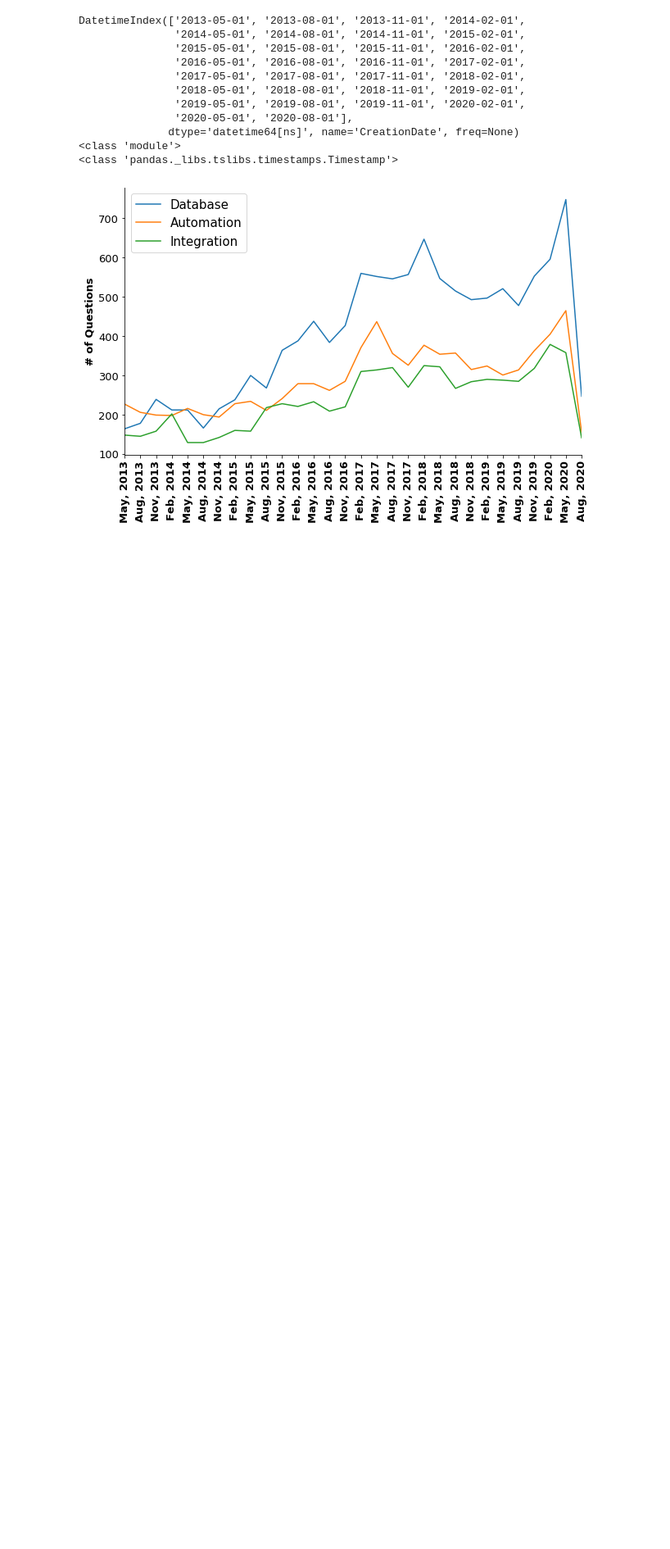
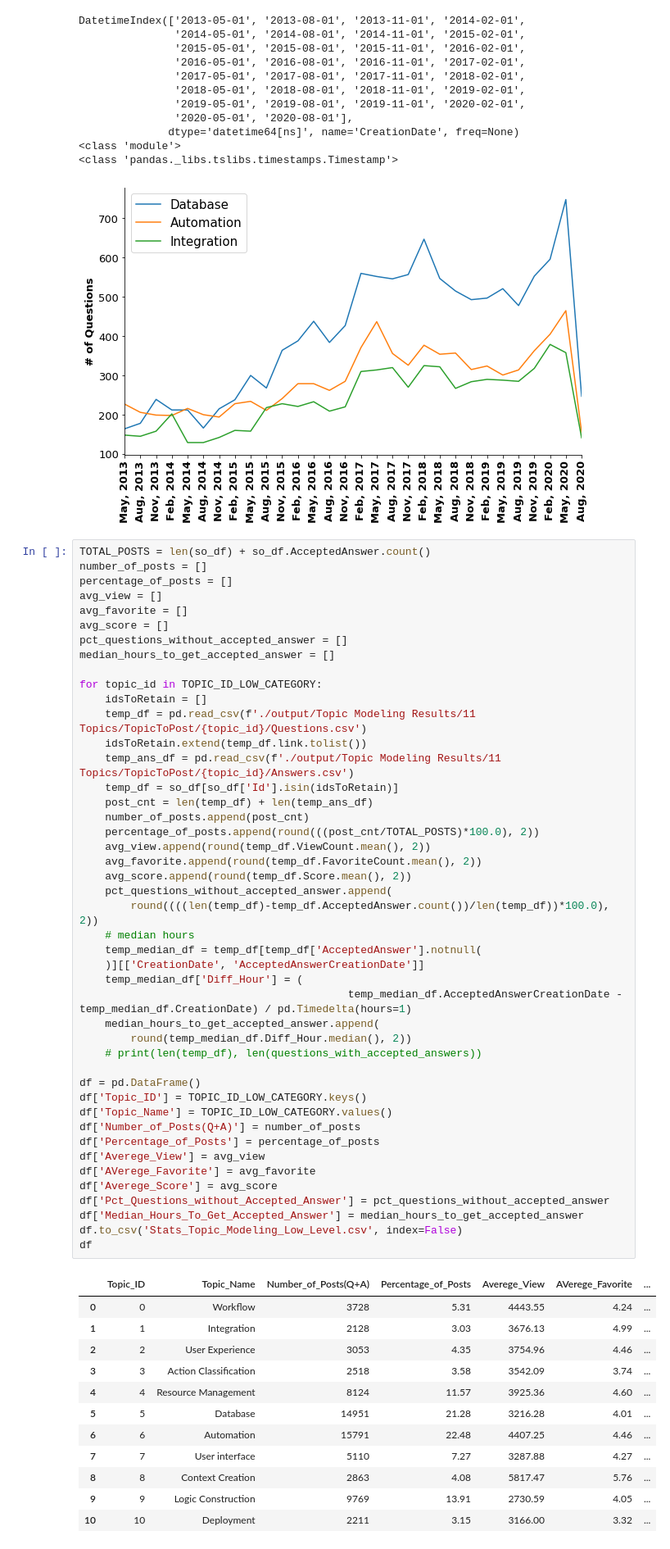
Before and after one commit to johandieman/topicmodeling-ML-in-low-code, a Jupyter notebook: Analytics.ipynb, the cells around one changed output. Shown at 82% size. Drawn from its saved outputs; the diff is of its cells as text; blank space fills up the shorter version.

Commit message:
Add topic modelling statistics

```diff
--- a/Analytics.ipynb
+++ b/Analytics.ipynb
@@ -280,3 +272,61 @@ DatetimeIndex(['2013-05-01', '2013-08-01', '2013-11-01', '2014-02-01',
 <class 'module'>
 <class 'pandas._libs.tslibs.timestamps.Timestamp'>
 [figure]
+# %%
+TOTAL_POSTS = len(so_df) + so_df.AcceptedAnswer.count()
+number_of_posts = []
+percentage_of_posts = []
+avg_view = []
+avg_favorite = []
+avg_score = []
+pct_questions_without_accepted_answer = []
+median_hours_to_get_accepted_answer = []
+
+for topic_id in TOPIC_ID_LOW_CATEGORY:
+    idsToRetain = []
+    temp_df = pd.read_csv(f'./output/Topic Modeling Results/11 Topics/TopicToPost/{topic_id}/Questions.csv')
+    idsToRetain.extend(temp_df.link.tolist())
+    temp_ans_df = pd.read_csv(f'./output/Topic Modeling Results/11 Topics/TopicToPost/{topic_id}/Answers.csv')
+    temp_df = so_df[so_df['Id'].isin(idsToRetain)]
+    post_cnt = len(temp_df) + len(temp_ans_df)
+    number_of_posts.append(post_cnt)
+    percentage_of_posts.append(round(((post_cnt/TOTAL_POSTS)*100.0), 2))
+    avg_view.append(round(temp_df.ViewCount.mean(), 2))
+    avg_favorite.append(round(temp_df.FavoriteCount.mean(), 2))
+    avg_score.append(round(temp_df.Score.mean(), 2))
+    pct_questions_without_accepted_answer.append(
+        round((((len(temp_df)-temp_df.AcceptedAnswer.count())/len(temp_df))*100.0), 2))
+    # median hours
+    temp_median_df = temp_df[temp_df['AcceptedAnswer'].notnull(
+    )][['CreationDate', 'AcceptedAnswerCreationDate']]
+    temp_median_df['Diff_Hour'] = (
+                                          temp_median_df.AcceptedAnswerCreationDate - temp_median_df.CreationDate) / pd.Timedelta(hours=1)
+    median_hours_to_get_accepted_answer.append(
+        round(temp_median_df.Diff_Hour.median(), 2))
+    # print(len(temp_df), len(questions_with_accepted_answers))
+
+df = pd.DataFrame()
+df['Topic_ID'] = TOPIC_ID_LOW_CATEGORY.keys()
+df['Topic_Name'] = TOPIC_ID_LOW_CATEGORY.values()
+df['Number_of_Posts(Q+A)'] = number_of_posts
+df['Percentage_of_Posts'] = percentage_of_posts
+df['Averege_View'] = avg_view
+df['AVerege_Favorite'] = avg_favorite
+df['Averege_Score'] = avg_score
+df['Pct_Questions_without_Accepted_Answer'] = pct_questions_without_accepted_answer
+df['Median_Hours_To_Get_Accepted_Answer'] = median_hours_to_get_accepted_answer
+df.to_csv('Stats_Topic_Modeling_Low_Level.csv', index=False)
+df
+# %% [output]
+|  | Topic_ID | Topic_Name | Number_of_Posts(Q+A) | Percentage_of_Posts | Averege_View | AVerege_Favorite | ... |
+| 0 | 0 | Workflow | 3728 | 5.31 | 4443.55 | 4.24 | ... |
+| 1 | 1 | Integration | 2128 | 3.03 | 3676.13 | 4.99 | ... |
+| 2 | 2 | User Experience | 3053 | 4.35 | 3754.96 | 4.46 | ... |
+| 3 | 3 | Action Classification | 2518 | 3.58 | 3542.09 | 3.74 | ... |
+| 4 | 4 | Resource Management | 8124 | 11.57 | 3925.36 | 4.60 | ... |
+| 5 | 5 | Database | 14951 | 21.28 | 3216.28 | 4.01 | ... |
+| 6 | 6 | Automation | 15791 | 22.48 | 4407.25 | 4.46 | ... |
+| 7 | 7 | User interface | 5110 | 7.27 | 3287.88 | 4.27 | ... |
+| 8 | 8 | Context Creation | 2863 | 4.08 | 5817.47 | 5.76 | ... |
+| 9 | 9 | Logic Construction | 9769 | 13.91 | 2730.59 | 4.05 | ... |
+| 10 | 10 | Deployment | 2211 | 3.15 | 3166.00 | 3.32 | ... |
```
Also changed, not shown: parts of 1 cell of this notebook.
